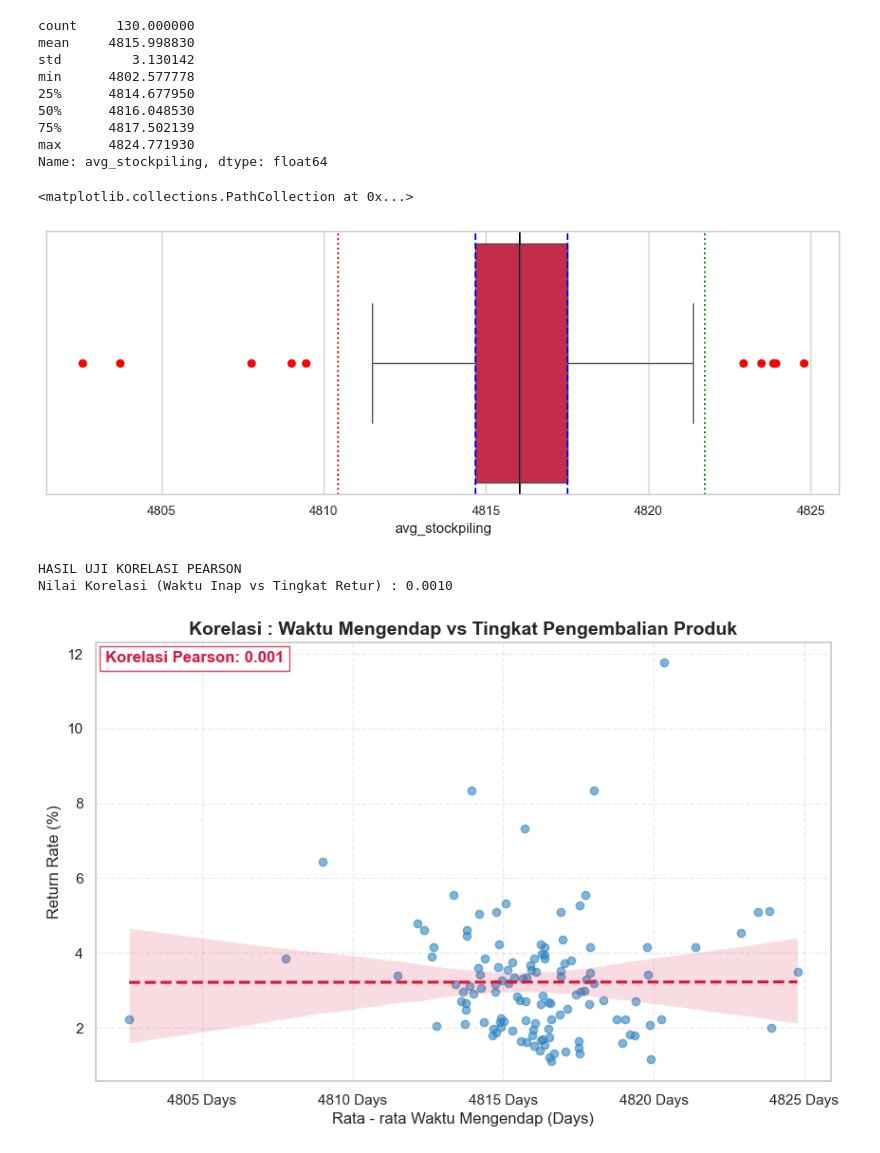
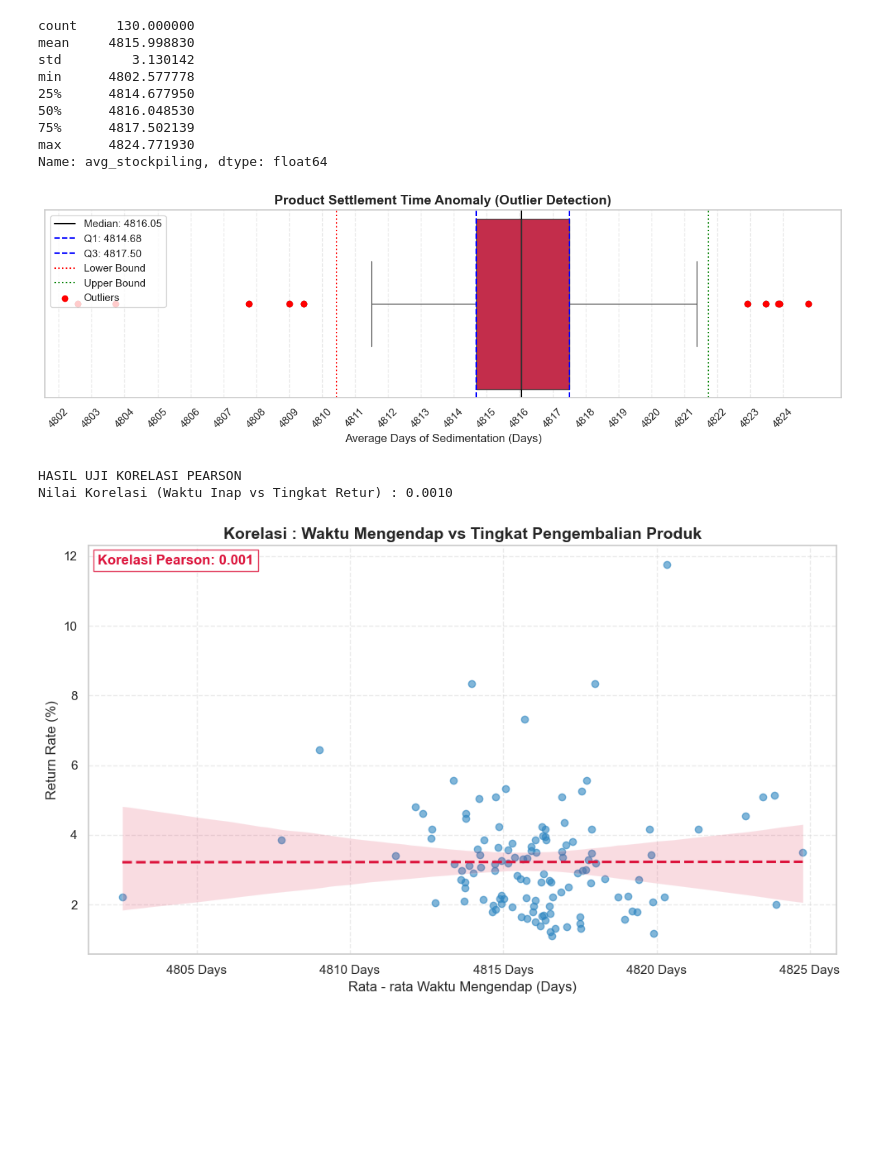
Before and after one commit to bagaskara0506/AdventureWorks_SupplyChain_Analysis, a Jupyter notebook: notebooks/01_inventory_anomaly_analysis.ipynb, the cells around one changed output. Cells and saved outputs as stored; diff of their text form; code cells hidden in the pictures; blank space fills up the shorter version.

Commit message:
UPDATE : export dashboard python & readme

```diff
--- a/notebooks/01_inventory_anomaly_analysis.ipynb
+++ b/notebooks/01_inventory_anomaly_analysis.ipynb
@@ -97,32 +97,58 @@ Q3 = df_inventory['avg_stockpiling'].quantile(0.75)
 IQR = Q3 - Q1
 lower_bound = Q1 - 1.5 * IQR
 upper_bound = Q3 + 1.5 * IQR
 
 # 🔹 Tambahkan garis referensi
 plt.axvline(median, color='black', linestyle='-',
             label=f'Median: {median:.2f}')
 
 plt.axvline(Q1, color='blue', linestyle='--',
             label=f'Q1: {Q1:.2f}')
 
 plt.axvline(Q3, color='blue', linestyle='--',
             label=f'Q3: {Q3:.2f}')
 
 plt.axvline(lower_bound, color='red', linestyle=':',
             label='Lower Bound')
 
 plt.axvline(upper_bound, color='green', linestyle=':',
             label='Upper Bound')
 
 # 🔹 Highlight outlier
 outliers = df_inventory[
     (df_inventory['avg_stockpiling'] < lower_bound) |
     (df_inventory['avg_stockpiling'] > upper_bound)
 ]
 
 plt.scatter(outliers['avg_stockpiling'],
             [0]*len(outliers),
             color='red', label='Outliers', zorder=3)
+
+# 🔹 Perbaiki axis (ini solve masalah kamu)
+xmin = df_inventory['avg_stockpiling'].min()
+xmax = df_inventory['avg_stockpiling'].max()
+
+plt.xlim(xmin - 1, xmax + 1)
+plt.xticks(np.arange(int(xmin), int(xmax)+1, 1), rotation=45)
+
+# 🔹 Tambahkan grid
+plt.grid(axis='x', linestyle='--', alpha=0.4)
+
+# 🔹 Judul & label
+plt.title('Product Settlement Time Anomaly (Outlier Detection)',
+          fontsize=14, fontweight='bold')
+
+plt.xlabel('Average Days of Sedimentation (Days)', fontsize=12)
+
+# 🔹 Legend
+plt.legend()
+
+# Merapihkan tata letak agar tidak terpotong
+plt.tight_layout()
+
+# Menyimpan grafik sebagai gambar PNG di Folder Proyek
+plt.savefig('../dashboards/python/outlier_detection.png', dpi=300)
+
+plt.show()
 # %% [output]
-<matplotlib.collections.PathCollection at 0x...>
-[figure, old version]
+[figure, new version]
@@ -195,8 +199,14 @@ fontsize=12,fontweight='bold',color='crimson',
 bbox=dict(facecolor='white', alpha=0.8, edgecolor='crimson')
   )
 
+# Merapihkan tata letak agar tidak terpotong
+plt.tight_layout()
+
+# Menyimpan grafik sebagai gambar PNG di Folder Proyek
+plt.savefig('../dashboards/python/Correlation_stockpiling_&_ReturnRate.png', dpi=300)
+
 plt.show()
 # %% [output]
 HASIL UJI KORELASI PEARSON
 Nilai Korelasi (Waktu Inap vs Tingkat Retur) : 0.0010
-[figure, old version]
+[figure, new version]
```
Also changed, not shown: parts of 1 cell of this notebook, 5 other files.
